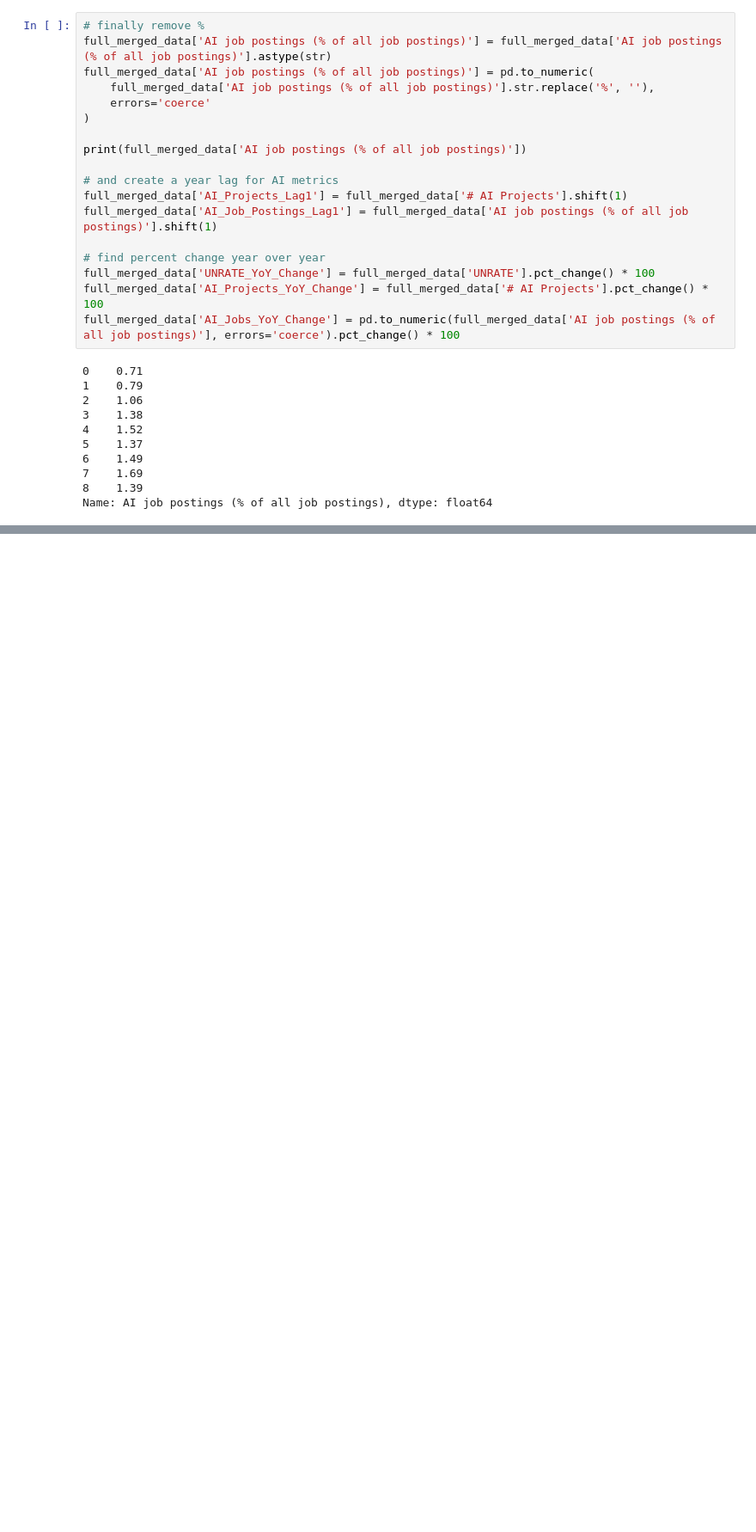
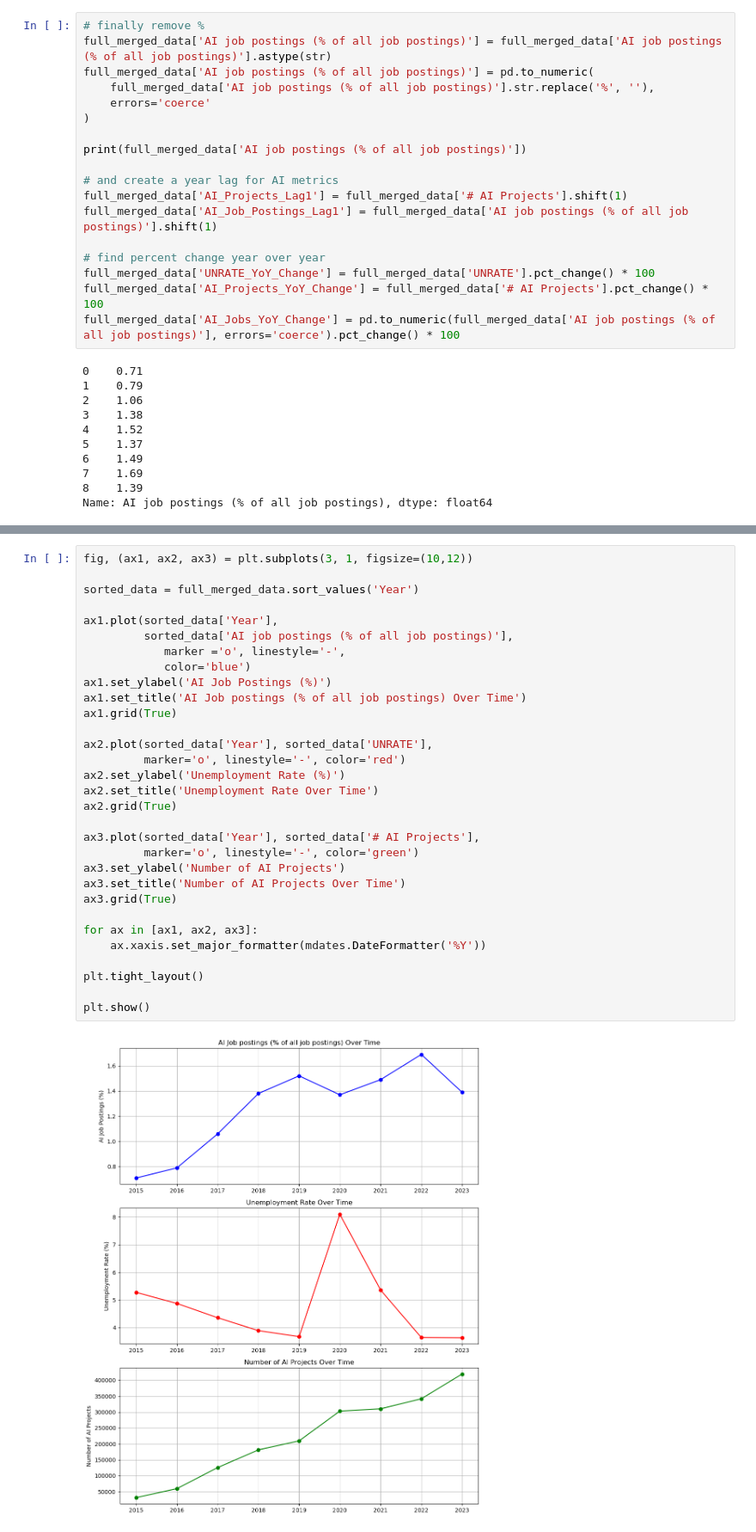
Before and after one commit to ABigJuicyBurger/data-science-project-clean, a Jupyter notebook: new-data-science-project/AI-to-UE.ipynb, the cells around one changed output, grey strips where cells are left out. Shown at 86% size. Saved outputs shown, nothing was run; the diff lists cells and outputs as text; blank space fills up the shorter version.

```diff
--- a/new-data-science-project/AI-to-UE.ipynb
+++ b/new-data-science-project/AI-to-UE.ipynb
@@ -309,0 +352,33 @@ Mode:0.71
+# %%
+fig, (ax1, ax2, ax3) = plt.subplots(3, 1, figsize=(10,12))
+
+sorted_data = full_merged_data.sort_values('Year')
+
+ax1.plot(sorted_data['Year'],
+         sorted_data['AI job postings (% of all job postings)'],
+            marker ='o', linestyle='-',
+            color='blue')
+ax1.set_ylabel('AI Job Postings (%)')
+ax1.set_title('AI Job postings (% of all job postings) Over Time')
+ax1.grid(True)
+
+ax2.plot(sorted_data['Year'], sorted_data['UNRATE'],
+         marker='o', linestyle='-', color='red')
+ax2.set_ylabel('Unemployment Rate (%)')
+ax2.set_title('Unemployment Rate Over Time')
+ax2.grid(True)
+
+ax3.plot(sorted_data['Year'], sorted_data['# AI Projects'],
+         marker='o', linestyle='-', color='green')
+ax3.set_ylabel('Number of AI Projects')
+ax3.set_title('Number of AI Projects Over Time')
+ax3.grid(True)
+
+for ax in [ax1, ax2, ax3]:
+    ax.xaxis.set_major_formatter(mdates.DateFormatter('%Y'))
+
+plt.tight_layout()
+
+plt.show()
+# %% [output]
+[figure, added]
```
Also changed, not shown: parts of 4 cells of this notebook.
